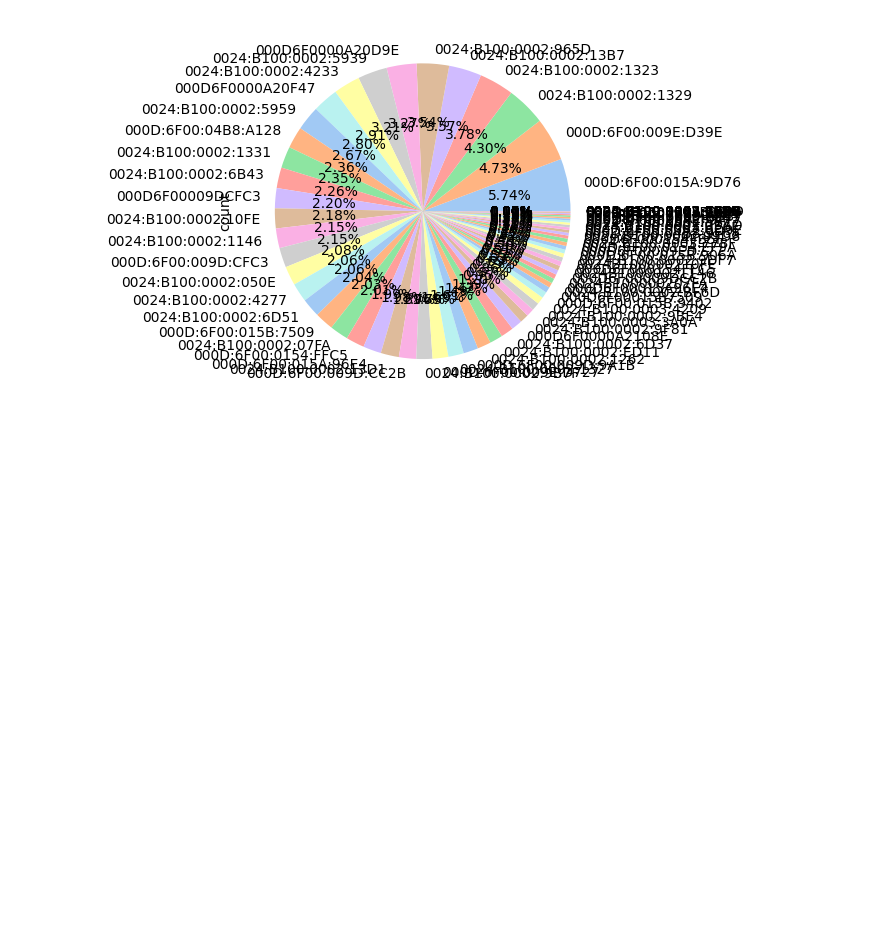
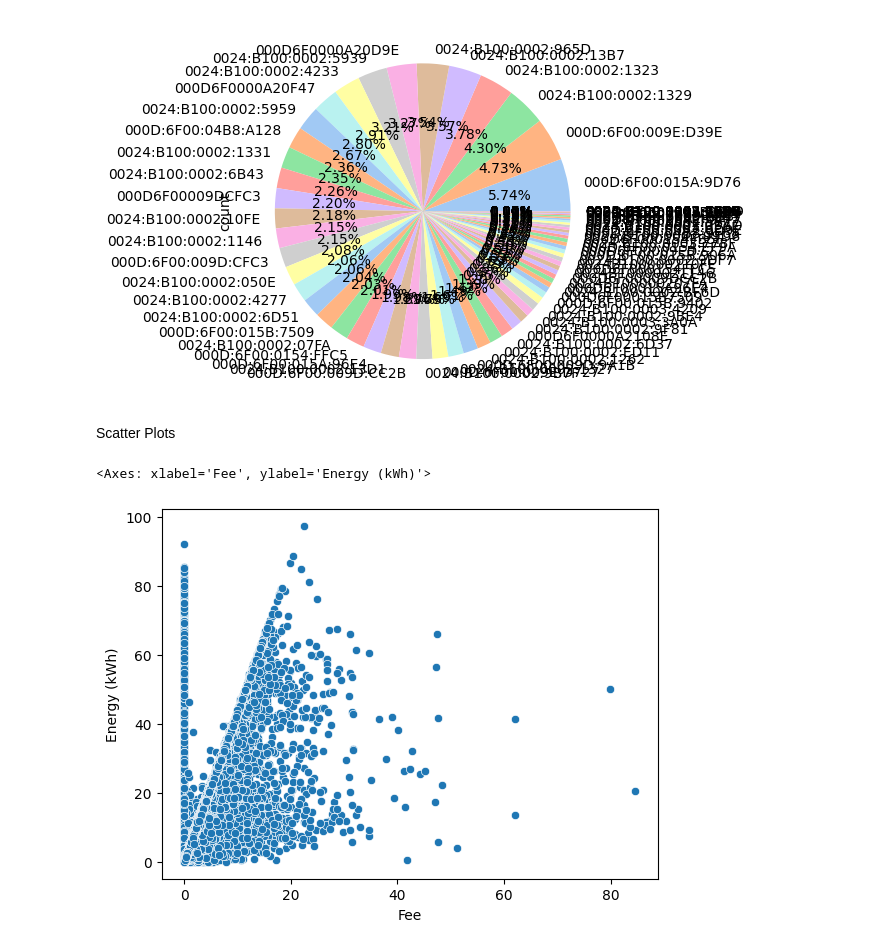
Before and after one commit to natvar55/IT496_Data_Voyagers_Project1, a Jupyter notebook: cp_202101203.ipynb, the cells around one changed output. Cells and saved outputs as stored; diff of their text form; code cells hidden in the pictures; blank space fills up the shorter version.

Commit message:
Did preprocessing and some plots

```diff
--- a/cp_202101203.ipynb
+++ b/cp_202101203.ipynb
@@ -57,3 +57,10 @@ Mac_A.plot(kind = 'pie', colors=piec_colors, autopct = '%1.2f%%')
 # %% [output]
 <Axes: ylabel='count'>
 [figure]
+# %% [markdown]
+Scatter Plots
+# %%
+sns.scatterplot(x=df["Fee"], y=df["Energy (kWh)"])
+# %% [output]
+<Axes: xlabel='Fee', ylabel='Energy (kWh)'>
+[figure, added]
```
Also changed, not shown: parts of 38 cells of this notebook.
